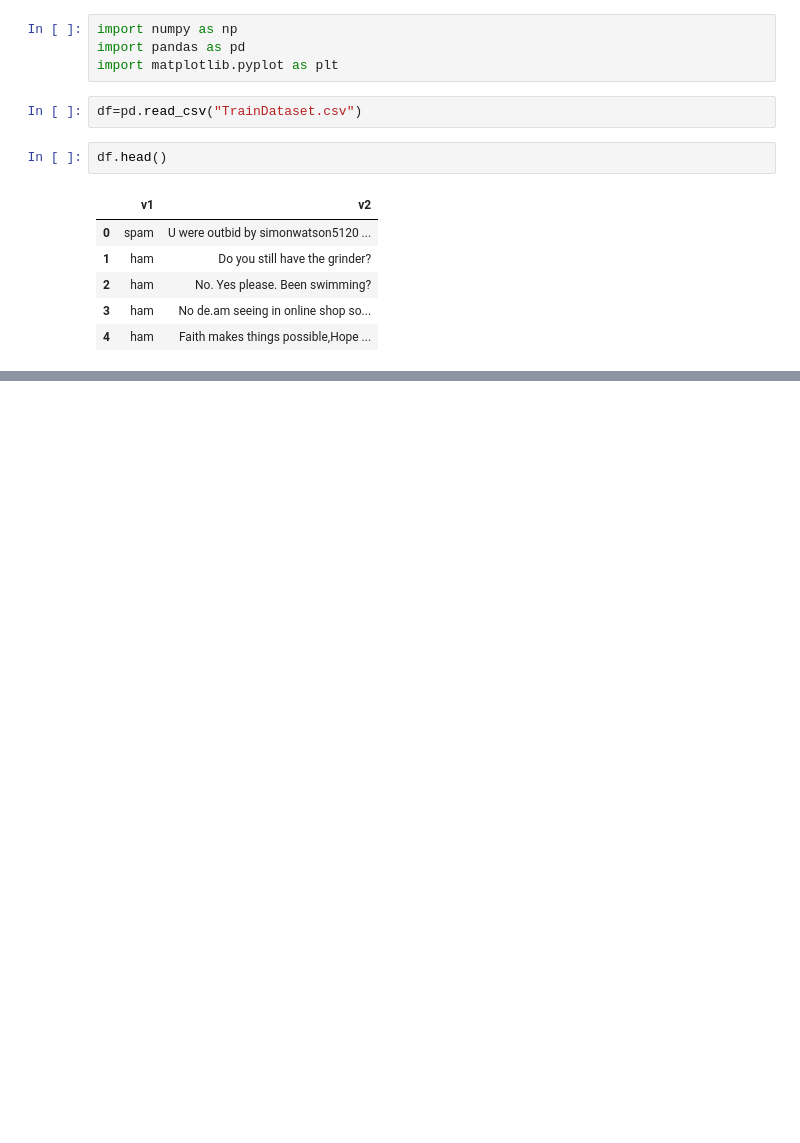
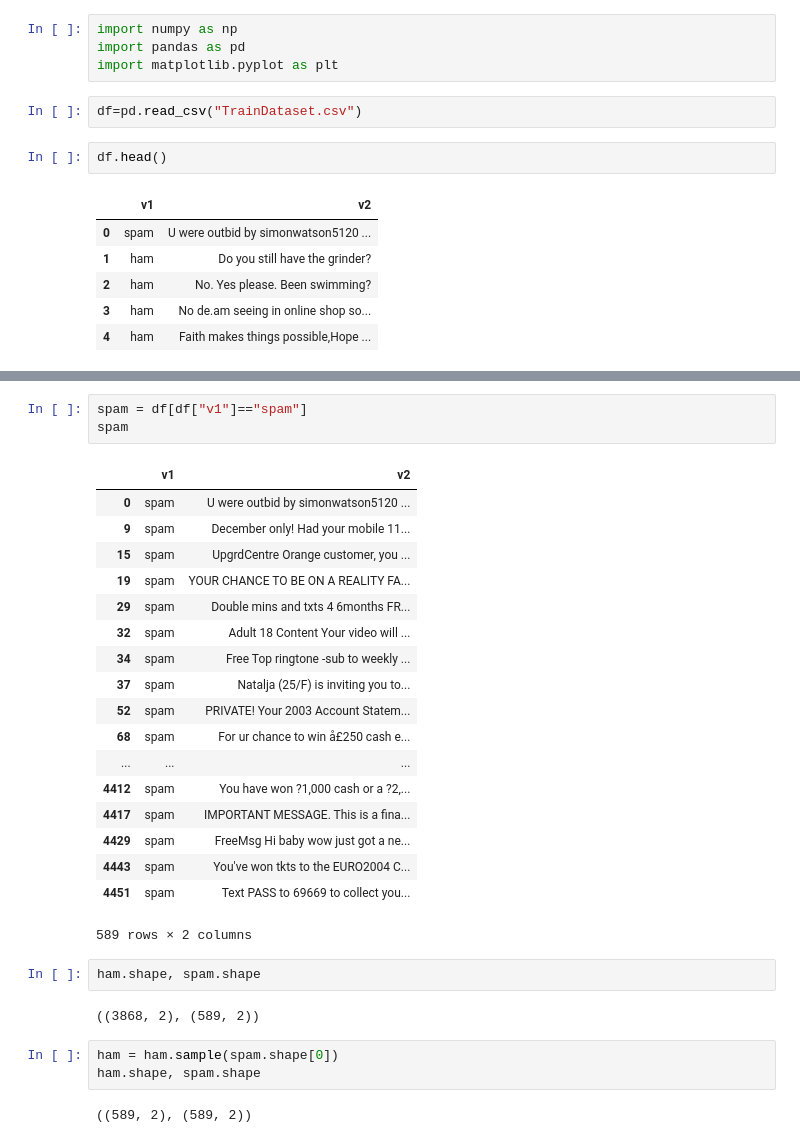
Before and after one commit to burakcimtay/Sms_Spam_Detection, a Jupyter notebook: sms_spam.ipynb, the cells around one changed output, grey strips where cells are left out. Saved outputs shown, nothing was run; the diff lists cells and outputs as text; blank space fills up the shorter version.

```diff
--- a/sms_spam.ipynb
+++ b/sms_spam.ipynb
@@ -15,0 +52,31 @@ df.head()
+# %%
+spam = df[df["v1"]=="spam"]
+spam
+# %% [output]
+|  | v1 | v2 |
+| 0 | spam | U were outbid by simonwatson5120 ... |
+| 9 | spam | December only! Had your mobile 11... |
+| 15 | spam | UpgrdCentre Orange customer, you ... |
+| 19 | spam | YOUR CHANCE TO BE ON A REALITY FA... |
+| 29 | spam | Double mins and txts 4 6months FR... |
+| 32 | spam | Adult 18 Content Your video will ... |
+| 34 | spam | Free Top ringtone -sub to weekly ... |
+| 37 | spam | Natalja (25/F) is inviting you to... |
+| 52 | spam | PRIVATE! Your 2003 Account Statem... |
+| 68 | spam | For ur chance to win å£250 cash e... |
+| ... | ... | ... |
+| 4412 | spam | You have won ?1,000 cash or a ?2,... |
+| 4417 | spam | IMPORTANT MESSAGE. This is a fina... |
+| 4429 | spam | FreeMsg Hi baby wow just got a ne... |
+| 4443 | spam | You've won tkts to the EURO2004 C... |
+| 4451 | spam | Text PASS to 69669 to collect you... |
+589 rows × 2 columns
+# %%
+ham.shape, spam.shape
+# %% [output]
+((3868, 2), (589, 2))
+# %%
+ham = ham.sample(spam.shape[0])
+ham.shape, spam.shape
+# %% [output]
+((589, 2), (589, 2))
```
Also changed, not shown: parts of 24 cells of this notebook, 3 other files.
